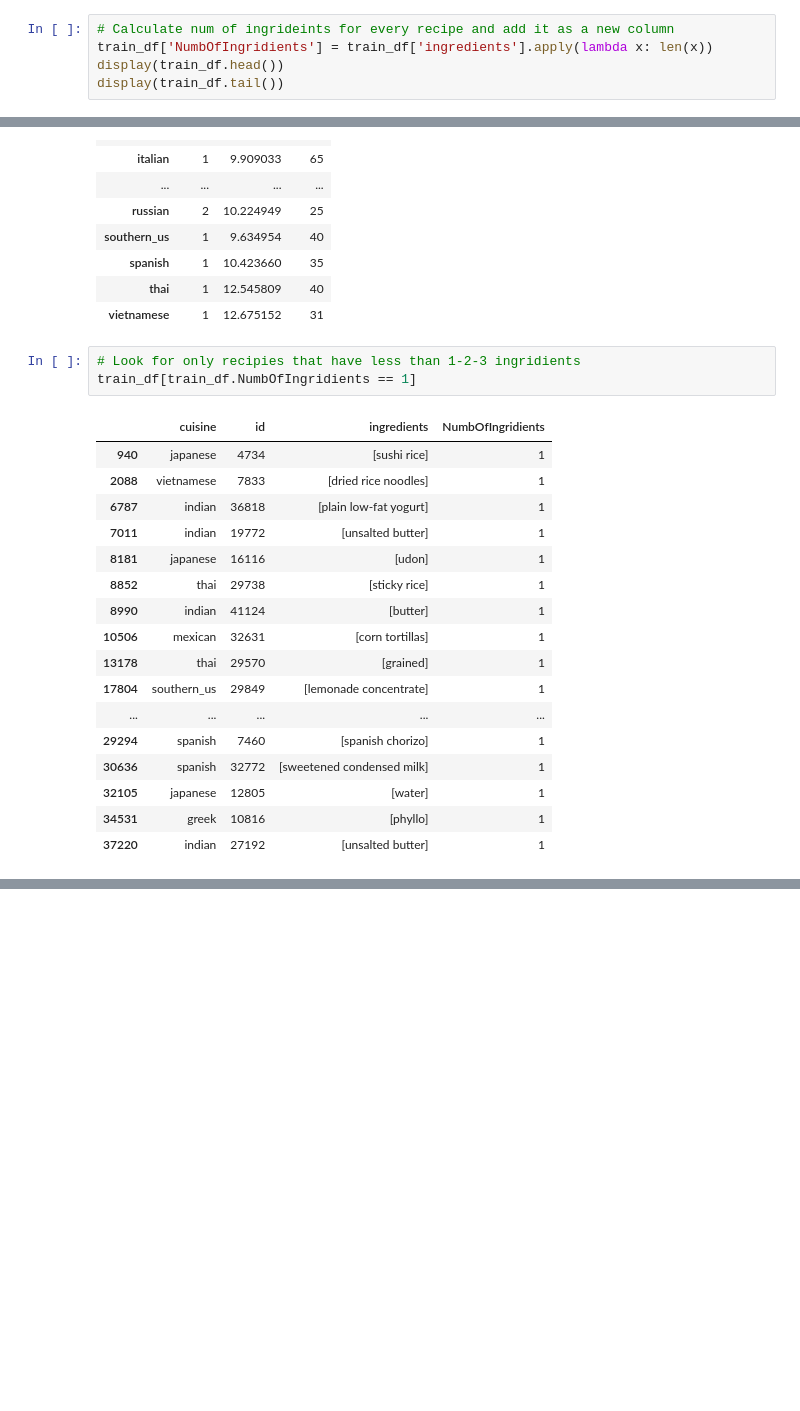
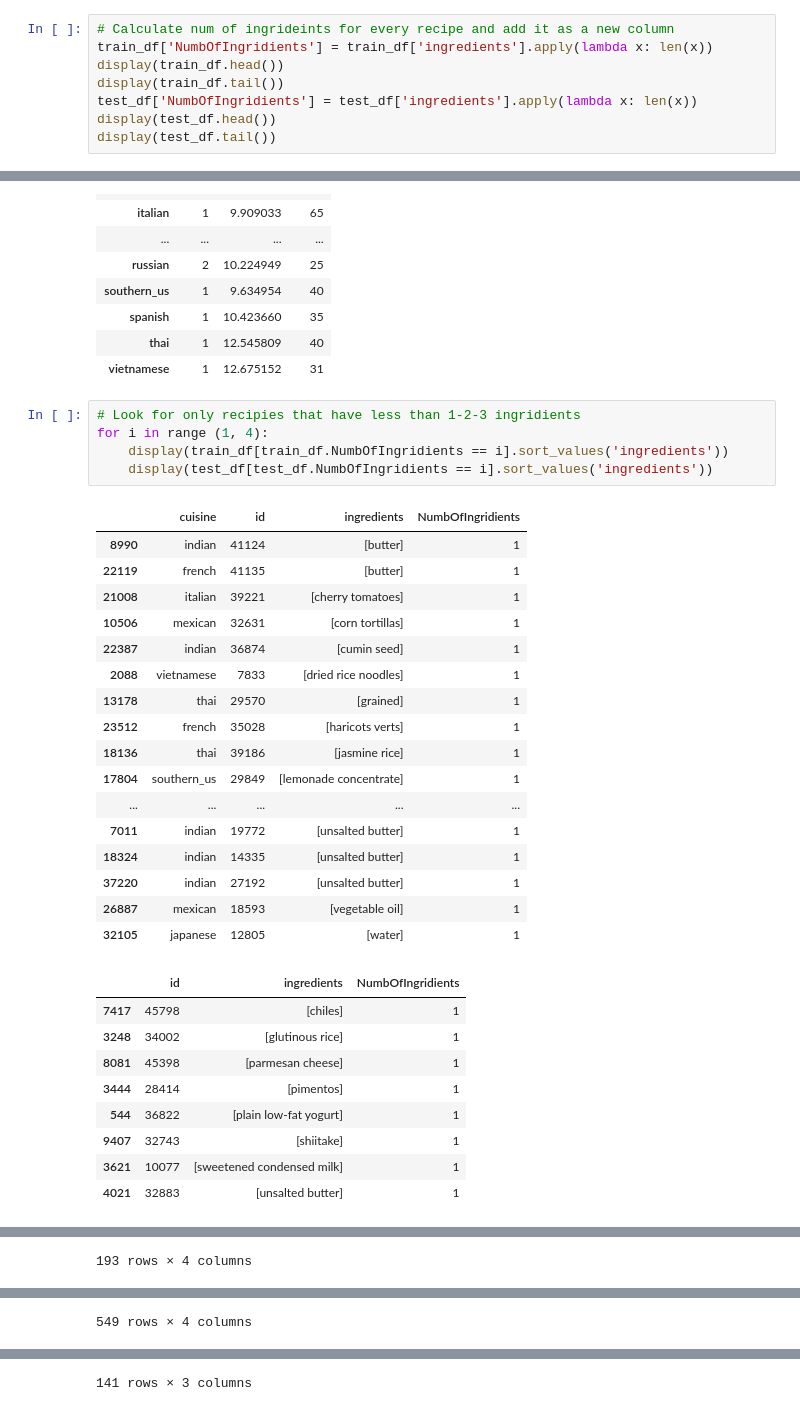
Before and after one commit to apiva57/Kaggle_WhatIsCooking, a Jupyter notebook: src/ProcessData.ipynb, the cells around one changed output, grey strips where cells are left out. Cells and saved outputs as stored; diff of their text form; blank space fills up the shorter version.

Commit message:
Updated file to process both test and train data

```diff
--- a/src/ProcessData.ipynb
+++ b/src/ProcessData.ipynb
@@ -79,6 +79,9 @@ cuisines.count().sort_values('id')
 train_df['NumbOfIngridients'] = train_df['ingredients'].apply(lambda x: len(x))
 display(train_df.head())
 display(train_df.tail())
+test_df['NumbOfIngridients'] = test_df['ingredients'].apply(lambda x: len(x))
+display(test_df.head())
+display(test_df.tail())
 # %% [output]
 |  | cuisine | id | ingredients | NumbOfIngridients |
 | 0 | greek | 10259 | [romaine lettuce, black olives, g... | 9 |
@@ -131,22 +164,33 @@ groupBy['NumbOfIngridients'].agg([np.min, np.mean, np.max])
 | vietnamese | 1 | 12.675152 | 31 |
 # %%
 # Look for only recipies that have less than 1-2-3 ingridients
-train_df[train_df.NumbOfIngridients == 1]
+for i in range (1, 4):
+    display(train_df[train_df.NumbOfIngridients == i].sort_values('ingredients'))
+    display(test_df[test_df.NumbOfIngridients == i].sort_values('ingredients'))
 # %% [output]
 |  | cuisine | id | ingredients | NumbOfIngridients |
-| 940 | japanese | 4734 | [sushi rice] | 1 |
+| 8990 | indian | 41124 | [butter] | 1 |
+| 22119 | french | 41135 | [butter] | 1 |
+| 21008 | italian | 39221 | [cherry tomatoes] | 1 |
+| 10506 | mexican | 32631 | [corn tortillas] | 1 |
+| 22387 | indian | 36874 | [cumin seed] | 1 |
 | 2088 | vietnamese | 7833 | [dried rice noodles] | 1 |
-| 6787 | indian | 36818 | [plain low-fat yogurt] | 1 |
-| 7011 | indian | 19772 | [unsalted butter] | 1 |
-| 8181 | japanese | 16116 | [udon] | 1 |
-| 8852 | thai | 29738 | [sticky rice] | 1 |
-| 8990 | indian | 41124 | [butter] | 1 |
-| 10506 | mexican | 32631 | [corn tortillas] | 1 |
 | 13178 | thai | 29570 | [grained] | 1 |
+| 23512 | french | 35028 | [haricots verts] | 1 |
+| 18136 | thai | 39186 | [jasmine rice] | 1 |
 | 17804 | southern_us | 29849 | [lemonade concentrate] | 1 |
 | ... | ... | ... | ... | ... |
-| 29294 | spanish | 7460 | [spanish chorizo] | 1 |
-| 30636 | spanish | 32772 | [sweetened condensed milk] | 1 |
+| 7011 | indian | 19772 | [unsalted butter] | 1 |
+| 18324 | indian | 14335 | [unsalted butter] | 1 |
+| 37220 | indian | 27192 | [unsalted butter] | 1 |
+| 26887 | mexican | 18593 | [vegetable oil] | 1 |
 | 32105 | japanese | 12805 | [water] | 1 |
-| 34531 | greek | 10816 | [phyllo] | 1 |
-| 37220 | indian | 27192 | [unsalted butter] | 1 |
+|  | id | ingredients | NumbOfIngridients |
+| 7417 | 45798 | [chiles] | 1 |
+| 3248 | 34002 | [glutinous rice] | 1 |
+| 8081 | 45398 | [parmesan cheese] | 1 |
+| 3444 | 28414 | [pimentos] | 1 |
+| 544 | 36822 | [plain low-fat yogurt] | 1 |
+| 9407 | 32743 | [shiitake] | 1 |
+| 3621 | 10077 | [sweetened condensed milk] | 1 |
+| 4021 | 32883 | [unsalted butter] | 1 |
@@ -152,0 +214 @@ train_df[train_df.NumbOfIngridients == 1]
+193 rows × 4 columns
@@ -152,0 +249 @@ train_df[train_df.NumbOfIngridients == 1]
+549 rows × 4 columns
@@ -152,0 +267 @@ train_df[train_df.NumbOfIngridients == 1]
+141 rows × 3 columns
```
Also changed, not shown: parts of 7 cells of this notebook.
